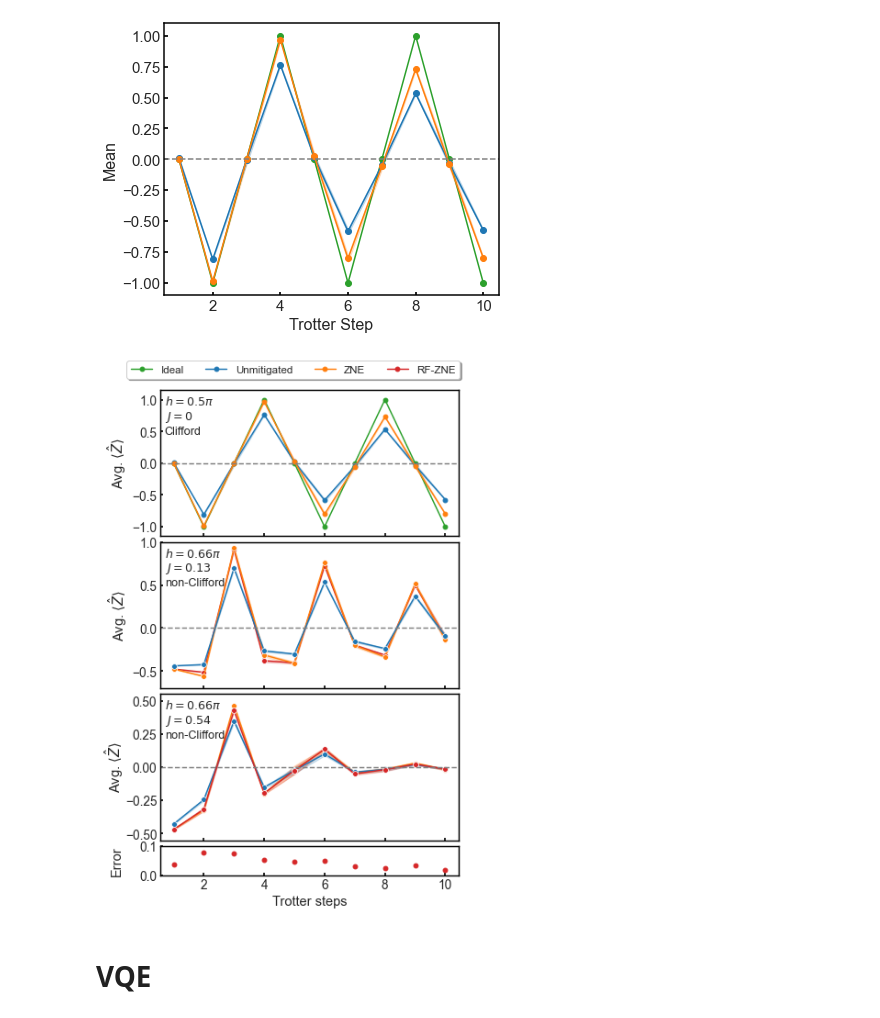
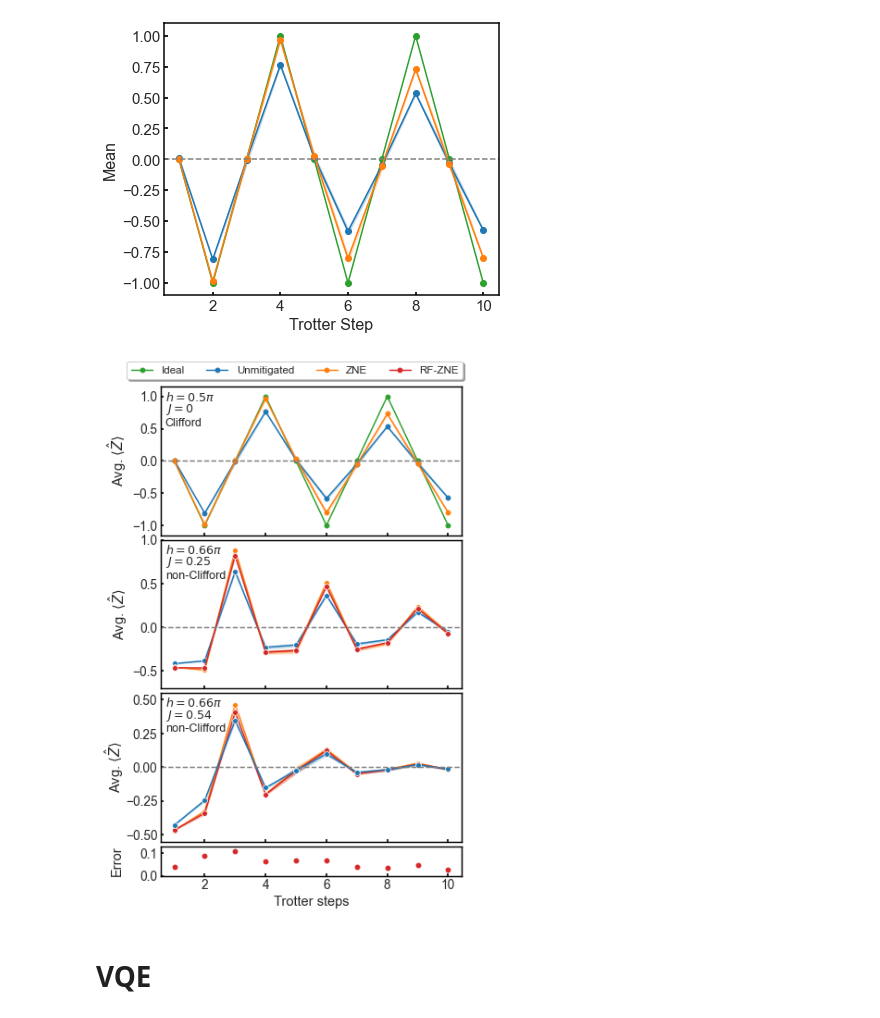
Before and after one commit to qiskit-community/ml-qem, a Jupyter notebook: docs/paper_figures/plot.ipynb, the cells around one changed output. Drawn from its saved outputs; the diff is of its cells as text; code cells hidden in the pictures.

```diff
--- a/docs/paper_figures/plot.ipynb
+++ b/docs/paper_figures/plot.ipynb
@@ -1021,7 +1021,7 @@ for col in new_df.columns:
         new_df[f'L2_{col}'] = new_df.apply(lambda row: l2_dist(row['zne_mitigated'], row[col]), axis=1)
 
 df_mimic_zne_mean = new_df.groupby('step').agg('mean')
-df_mimic_zne_ste = new_df.groupby('step').agg('std') / np.sqrt(25*5)
+df_mimic_zne_ste = new_df.groupby('step').agg('std') / np.sqrt(40*5)
 # %%
 plt.style.use({'figure.facecolor':'white'})
 plt.figure(figsize=(6, 5))
@@ -1125,3 +1133,5 @@ plt.show()
 # %%
-df_to_plot_range_J1 = df_to_plot_range[df_to_plot_range['J/h']=='J/h=0.07']
+# df_to_plot_range_J1 = df_to_plot_range[df_to_plot_range['J/h']=='J/h=0.07']
+# df_to_plot_range_J2 = df_to_plot_range[df_to_plot_range['J/h']=='J/h=0.26']
+df_to_plot_range_J1 = df_to_plot_range[df_to_plot_range['J/h']=='J/h=0.12']
 df_to_plot_range_J2 = df_to_plot_range[df_to_plot_range['J/h']=='J/h=0.26']
@@ -1251,7 +1241,7 @@ for i, col in enumerate(['mean_noisy', 'mean_zne_mitigated']):
     ax[0].plot(steps, df_cliff[col], label=legend_labels[i], marker='o', color=colors_[i], markersize=5)
     ax[0].fill_between(x=steps, y1=df_cliff[col]-df_cliff['ste_'+'_'.join(col.split('_')[1:])], y2=df_cliff[col]+df_cliff['ste_'+'_'.join(col.split('_')[1:])], alpha=0.2, color=colors_[i])
 ax[0].plot([5], [-100], label='RF-ZNE', marker='o', color=colors['RF-ZNE'], markersize=5)
-ax[0].legend(fontsize=fs-3, loc='center left', bbox_to_anchor=(-0.13, 2.28/2), fancybox=True, shadow=True, ncol=4)
+ax[0].legend(fontsize=fs-3, loc='center left', bbox_to_anchor=(-0.13, 2.28/2-0.03), fancybox=True, shadow=True, ncol=4)
 ax[0].set_ylim([-1.15, 1.15])
 ax[0].set_ylabel(r'Avg. $\langle \hat{Z}\rangle$', fontsize=fs)
 
@@ -1288,7 +1278,7 @@ legend_labels = ['RF-ZNE']#, 'Ideal', 'Unmitigated']
 colors_ = [colors['RF']]#, colors['Ideal'], colors['Unmitigated']]
 for i, col in enumerate(['L2_rfr_list']):
     ax[3].errorbar(steps, df_mimic_zne_mean[col], yerr=df_mimic_zne_ste[col], label=legend_labels[i], color=colors_[i], marker='o', linestyle='', markersize=5)
-ax[3].set_ylim([0, 0.1])
+ax[3].set_ylim([0, 0.13])
 ax[3].set_xlabel('Trotter Step', fontsize=fs)
 ax[3].set_ylabel('Error', fontsize=fs, labelpad=18)
 
@@ -1306,44 +1296,44 @@ for i in [0, 1, 2, 3]:
     xmin, xmax = ax[0].get_xlim()
     ax[i].set_xlim([xmin, xmax])
 
 ax[0].hlines(y=0, xmin=xmin, xmax=xmax, color='gray', linestyles='dashed')
 ax[1].hlines(y=0, xmin=xmin, xmax=xmax, color='gray', linestyles='dashed')
 ax[2].hlines(y=0, xmin=xmin, xmax=xmax, color='gray', linestyles='dashed')
 
 for i in [0, 1, 2]:
     ax[i].set_xlabel(None)
     ax[i].set_xticklabels([])
 
 for a in ax:
     a.vlines(x=14, ymin=-100, ymax=100, color='gray', linestyles='dashed', linewidth=2.2)
     a.xaxis.set_tick_params(
     which='both',      # both major and minor ticks are affected
     bottom=True,      # ticks along the bottom edge are off
     top=False,         # ticks along the top edge are off
     labelbottom=True, # labels along the bottom edge are off
     direction='in',
     width=2)
     a.grid(None)
     for axis in ['top','bottom','left','right']:
         a.spines[axis].set_linewidth(1.5)
         a.spines[axis].set_color('black')
 
-plt.text(0.7, 1.61, r'$h=0.5\pi$', fontsize=fs-2)#, weight='bold')
-plt.text(0.7, 1.56, r'$J=0$', fontsize=fs-2)#, weight='bold')
-plt.text(0.7, 1.51, 'Clifford', fontsize=fs-2)#, weight='bold')
-plt.text(0.7, 1.09, r'$h=0.66\pi$', fontsize=fs-2)#, weight='bold')
-plt.text(0.7, 1.04, r'$J=0.13$', fontsize=fs-2)#, weight='bold')
-plt.text(0.7, 0.99, 'non-Clifford', fontsize=fs-2)#, weight='bold')
-plt.text(0.7, 0.57, r'$h=0.66\pi$', fontsize=fs-2)#, weight='bold')
-plt.text(0.7, 0.52, r'$J=0.54$', fontsize=fs-2)#, weight='bold')
-plt.text(0.7, 0.47, 'non-Clifford', fontsize=fs-2)#, weight='bold')
+plt.text(0.7, 2.08, r'$h=0.5\pi$', fontsize=fs-2)#, weight='bold')
+plt.text(0.7, 2.03, r'$J=0$', fontsize=fs-2)#, weight='bold')
+plt.text(0.7, 1.97, 'Clifford', fontsize=fs-2)#, weight='bold')
+plt.text(0.7, 1.09+0.32, r'$h=0.66\pi$', fontsize=fs-2)#, weight='bold')
+plt.text(0.7, 1.04+0.32, r'$J=0.25$', fontsize=fs-2)#, weight='bold')
+plt.text(0.7, 0.99+0.31, 'non-Clifford', fontsize=fs-2)#, weight='bold')
+plt.text(0.7, 0.57+0.17, r'$h=0.66\pi$', fontsize=fs-2)#, weight='bold')
+plt.text(0.7, 0.52+0.17, r'$J=0.54$', fontsize=fs-2)#, weight='bold')
+plt.text(0.7, 0.47+0.16, 'non-Clifford', fontsize=fs-2)#, weight='bold')
 
-plt.subplots_adjust(hspace=0.05)
+plt.subplots_adjust(hspace=0.04)
 plt.tight_layout()
 plt.savefig("/Users/haoranliao/GitHub/blackwater/docs/paper_figures/fig6_mimic.pdf", dpi=300, bbox_inches='tight', transparent=True)
 plt.show()
 # %% [output]
-[figure, old version]
+[figure, new version]
 # %% [markdown]
 # VQE
 # %%
```
Also changed, not shown: parts of 6 cells of this notebook, 6 other files.
